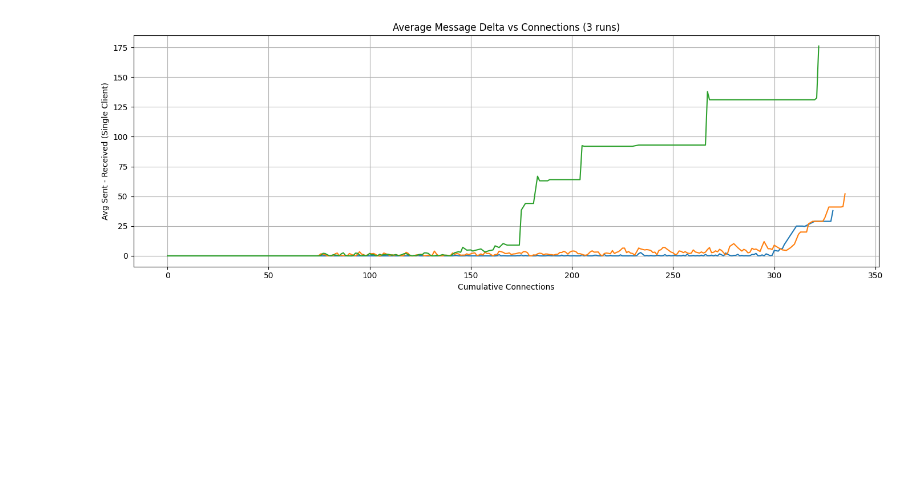
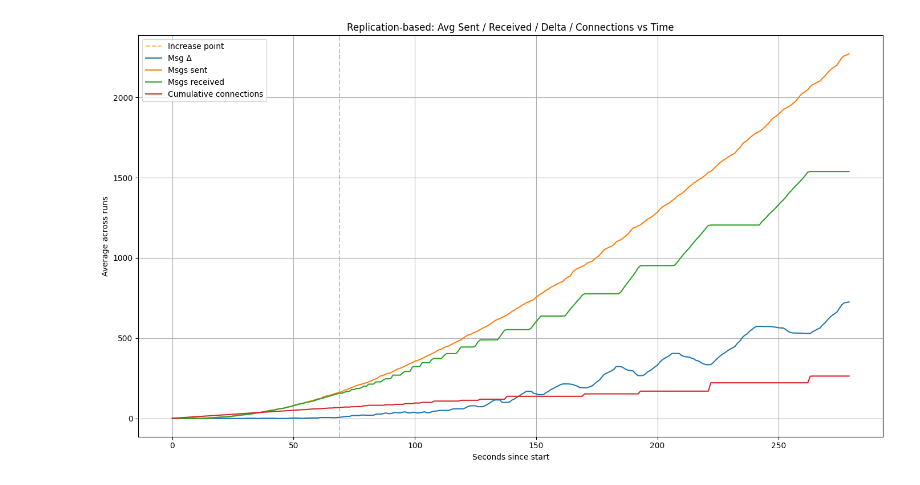
Before and after one commit to max-pfi/bachelor-thesis, a Jupyter notebook: testing/analysis/stress-test.ipynb, the cells around one changed output. Drawn from its saved outputs; the diff is of its cells as text; code cells hidden in the pictures; blank space fills up the shorter version.

```diff
--- a/testing/analysis/stress-test.ipynb
+++ b/testing/analysis/stress-test.ipynb
@@ -35,28 +44,59 @@ def get_msg_deltas(lines):
+# %%
+def get_increase_point(df):
+    delta = df['msg_delta'].sort_index()
+    window = 5  # gain window length
+    dwell = 3  # streak length
+    gain = delta - delta.shift(dwell)
+    increased = gain.ge(5)
+    streak = increased.rolling(dwell, min_periods=dwell).sum().ge(dwell)
+
+    if not streak.any():
+        return None
+
+    end_t = streak.idxmax()
+    start_t = end_t - (window - 1) - (dwell - 1)
+    return int(start_t)
 # %%
-plt.figure(figsize=(14, 5))
+plt.figure(figsize=(14, 8))
 
-for cdc in cdc_types:
-    deltas_per_run = []
-    for i, run_data in enumerate(all_runs[cdc], 1):
-        msg_deltas = get_msg_deltas(run_data)
-        msg_deltas.name = f'run{i}'
-        deltas_per_run.append(msg_deltas)
-
-    # Align by connection count, then average across runs
-    comb = pd.concat(deltas_per_run, axis=1)
-
-    print(comb.tail(3))
+runs = []
+increase_points = []
+for run_data in raw_runs:
+    s = (prepare_dataframe(run_data)
+         [['msg_delta', 'sent', 'received', 'connections']]
+         .sort_index())
+    runs.append(s)
+    increase_point = get_increase_point(s)
+    # if increase points is not none ge the conncections count for that point
+    if increase_point is not None:
+        increase_points.append(s['connections'].loc[increase_point])
 
 
-    avg = comb.dropna().mean(axis=1)
+print(increase_points)
 
-    #plot
-    plt.plot(avg.index, avg.values, label=cdc)
+for t in increase_points:
+    plt.axvline(x=t, color='orange', linestyle='--', alpha=0.7, label='Increase point')
 
-plt.xlabel("Cumulative Connections")
-plt.ylabel("Avg Sent - Received (Single Client)")
-plt.title("Average Message Delta vs Connections (3 runs)")
+comb = pd.concat(runs, axis=1, keys=range(1, len(runs)+1))
+
+avg_delta = comb.xs('msg_delta', axis=1, level=1).mean(axis=1)
+avg_sent  = comb.xs('sent', axis=1, level=1).mean(axis=1)
+avg_recv  = comb.xs('received', axis=1, level=1).mean(axis=1)
+avg_conn  = comb.xs('connections', axis=1, level=1).mean(axis=1)
+
+plt.plot(avg_delta.index, avg_delta.values, label=f'Msg Δ')
+plt.plot(avg_sent.index,  avg_sent.values,  label=f'Msgs sent')
+plt.plot(avg_recv.index,  avg_recv.values,  label=f'Msgs received')
+plt.plot(avg_conn.index,  avg_conn.values,  label=f'Cumulative connections')
+
+plt.xlabel("Seconds since start")
+plt.ylabel("Average across runs")
+plt.title(f'{method}-based: Avg Sent / Received / Delta / Connections vs Time')
 plt.grid(True)
+#plt.ylim(0, 40)
+#plt.yticks(range(0, 500, 20))
+#plt.xticks(range(1, 250, 5), rotation=90)
 plt.tight_layout()
+plt.legend()
 plt.show()
 # %% [output]
@@ -78 +104 @@ connections
-[figure, old version]
+[figure, new version]
```
Also changed, not shown: parts of 3 cells of this notebook, 3 other files.
